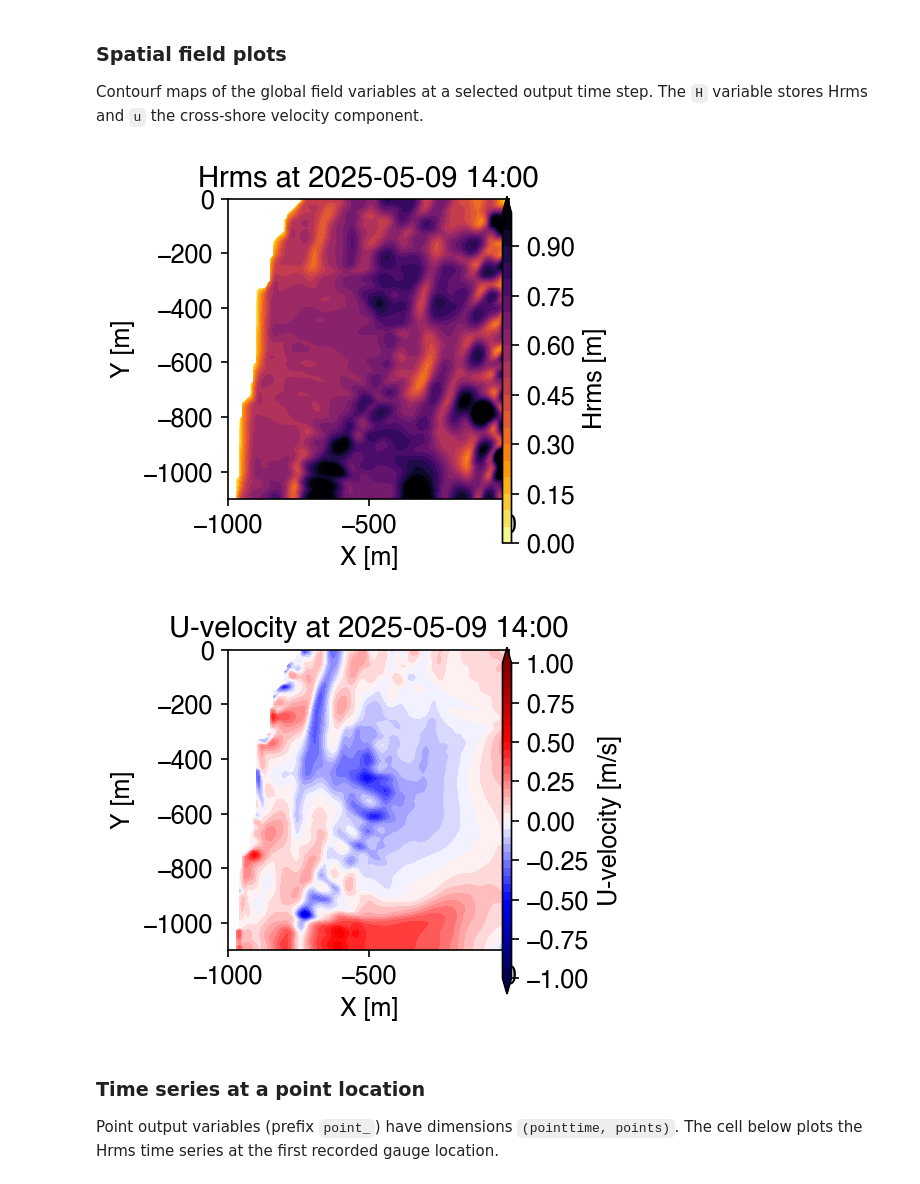
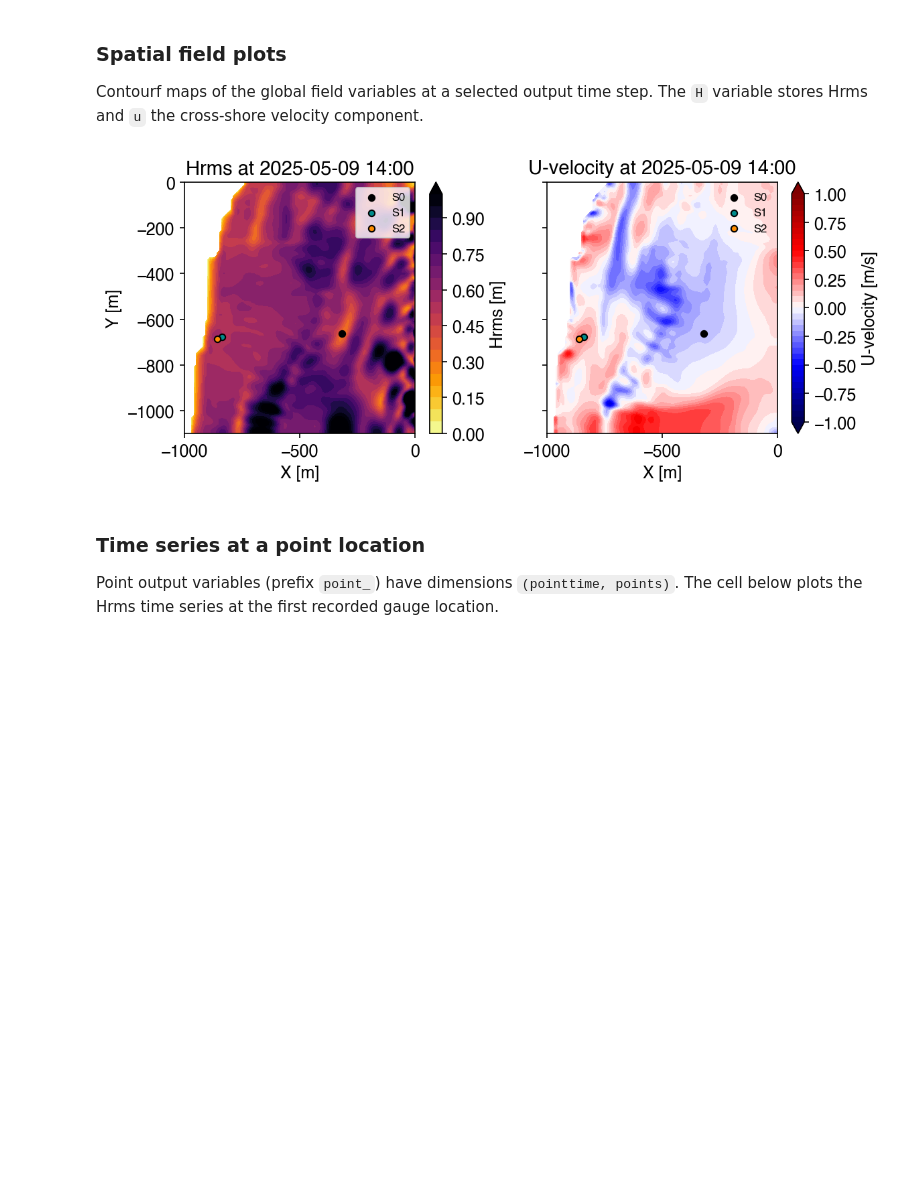
Before and after one commit to oceanicos-dev-org/oceanicospy, a Jupyter notebook: examples/models/xbeach_2D_case.ipynb, the cells around one changed output. Drawn from its saved outputs; the diff is of its cells as text; code cells hidden in the pictures; blank space fills up the shorter version.

```diff
--- a/examples/models/xbeach_2D_case.ipynb
+++ b/examples/models/xbeach_2D_case.ipynb
@@ -471,45 +451,53 @@ Attributes:
 
 Contourf maps of the global field variables at a selected output time step. The `H` variable stores Hrms and `u` the cross-shore velocity component.
 # %%
-ini_date = datetime(2025, 5, 9, 4)
-time = np.array([ini_date + timedelta(seconds=int(s)) for s in ds_field.globaltime.values])
+time_field = np.array([ini_date + timedelta(seconds=int(s)) for s in ds_field.globaltime.values])
 
 time_index = 10
 
-# ── Hrms field ─────────────────────────────────────────────────────────────────
-H_data = ds_field['H'].values[time_index, :, :]
+H_data = ds_field["H"].values[time_index, :, :]
 H_levels = np.arange(0, 1.05, 0.05)
+U_data = ds_field["u"].values[time_index, :, :]
+U_levels = np.arange(-1, 1.05, 0.05)
 
-fig, ax = plt.subplots(figsize=(3, 3))
-cf = ax.contourf(ds_field.globalx, ds_field.globaly, H_data,
-                 levels=H_levels, extend='max', cmap='inferno_r')
-pos = ax.get_position()
-cax = fig.add_axes([pos.x1 + 0.02, pos.y0, 0.02, pos.height])
-fig.colorbar(cf, cax=cax, label='Hrms [m]')
-ax.set_title(f'Hrms at {time[time_index]:%Y-%m-%d %H:%M}', fontsize=14)
-ax.set(xlabel='X [m]', ylabel='Y [m]')
-ax.ticklabel_format(useOffset=False, style='plain', axis='both')
+points_x = ds_point['pointx'].values
+points_y = ds_point['pointy'].values
+
+fig, axes = plt.subplots(1, 2, sharey=True, figsize=(8, 3.5))
+color_points = ["k","darkcyan","darkorange"]
+
+# ── Hrms field ───────────────────────────────────────────────────────────────
+cf0 = axes[0].contourf(ds_field.globalx, ds_field.globaly, H_data,
+                       levels=H_levels, extend="max", cmap="inferno_r")
+fig.colorbar(cf0, ax=axes[0], label="Hrms [m]")
+count = 0
+for sensor_x, sensor_y in zip(points_x, points_y):
+    axes[0].scatter(sensor_x, sensor_y, color=color_points[count], edgecolors='black', s=20, label=f'S{count}')
+    count += 1
+
+axes[0].legend(loc='upper right', fontsize=8)
+axes[0].set_title(f"Hrms at {time_field[time_index]:%Y-%m-%d %H:%M}", fontsize=14)
+axes[0].set(xlabel="X [m]", ylabel="Y [m]")
+axes[0].ticklabel_format(useOffset=False, style="plain", axis="both")
+
+# ── U-velocity field ─────────────────────────────────────────────────────────
+cf1 = axes[1].contourf(ds_field.globalx, ds_field.globaly, U_data,
+                       levels=U_levels, extend="both", cmap="seismic")
+count = 0
+for sensor_x, sensor_y in zip(points_x, points_y):
+    axes[1].scatter(sensor_x, sensor_y, color=color_points[count], edgecolors='black', s=20, label=f'S{count}')
+    count += 1
+
+fig.colorbar(cf1, ax=axes[1], label="U-velocity [m/s]")
+axes[1].legend(loc='upper right', fontsize=8, frameon=False)
+axes[1].set_title(f"U-velocity at {time_field[time_index]:%Y-%m-%d %H:%M}", fontsize=14)
+axes[1].set(xlabel="X [m]")
+axes[1].ticklabel_format(useOffset=False, style="plain", axis="both")
+
 plt.tight_layout()
 plt.show()
-
-# ── U-velocity field ───────────────────────────────────────────────────────────
-U_data = ds_field['u'].values[time_index, :, :]
-U_levels = np.arange(-1, 1.05, 0.05)
-
-fig, ax = plt.subplots(figsize=(3, 3))
-cf = ax.contourf(ds_field.globalx, ds_field.globaly, U_data,
-                 levels=U_levels, extend='both', cmap='seismic')
-pos = ax.get_position()
-cax = fig.add_axes([pos.x1 + 0.02, pos.y0, 0.02, pos.height])
-fig.colorbar(cf, cax=cax, label='U-velocity [m/s]')
-ax.set_title(f'U-velocity at {time[time_index]:%Y-%m-%d %H:%M}', fontsize=14)
-ax.set(xlabel='X [m]', ylabel='Y [m]')
-ax.ticklabel_format(useOffset=False, style='plain', axis='both')
-plt.tight_layout()
-plt.show()
 # %% [output]
-[figure, old version]
+[figure, new version]
-[figure, removed]
 # %% [markdown]
 ### Time series at a point location
 
```
Also changed, not shown: parts of 2 cells of this notebook.
